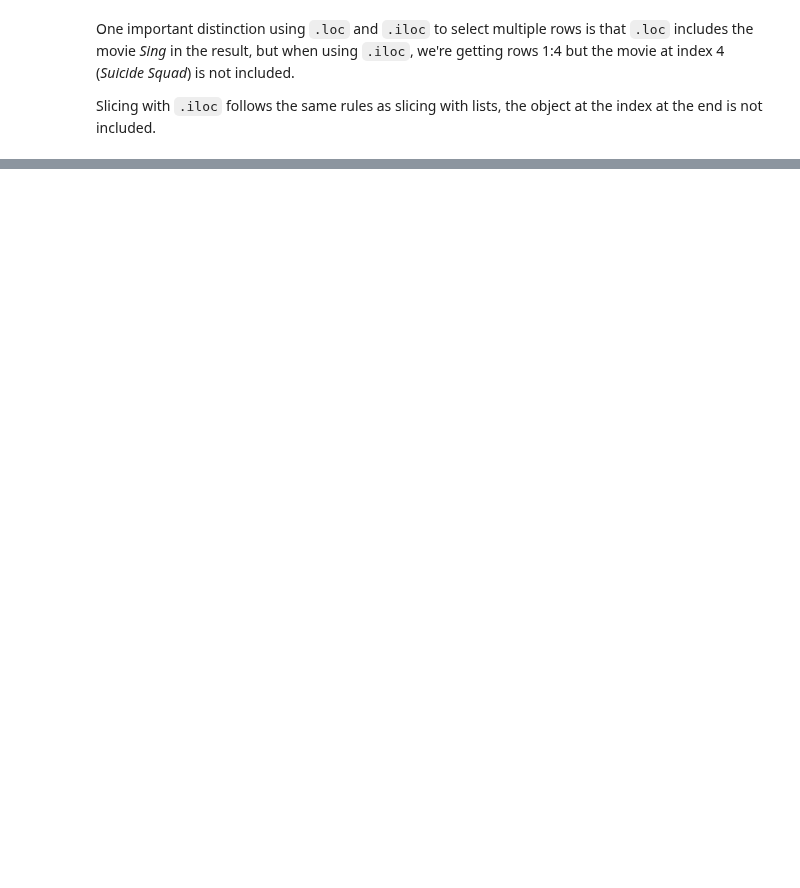
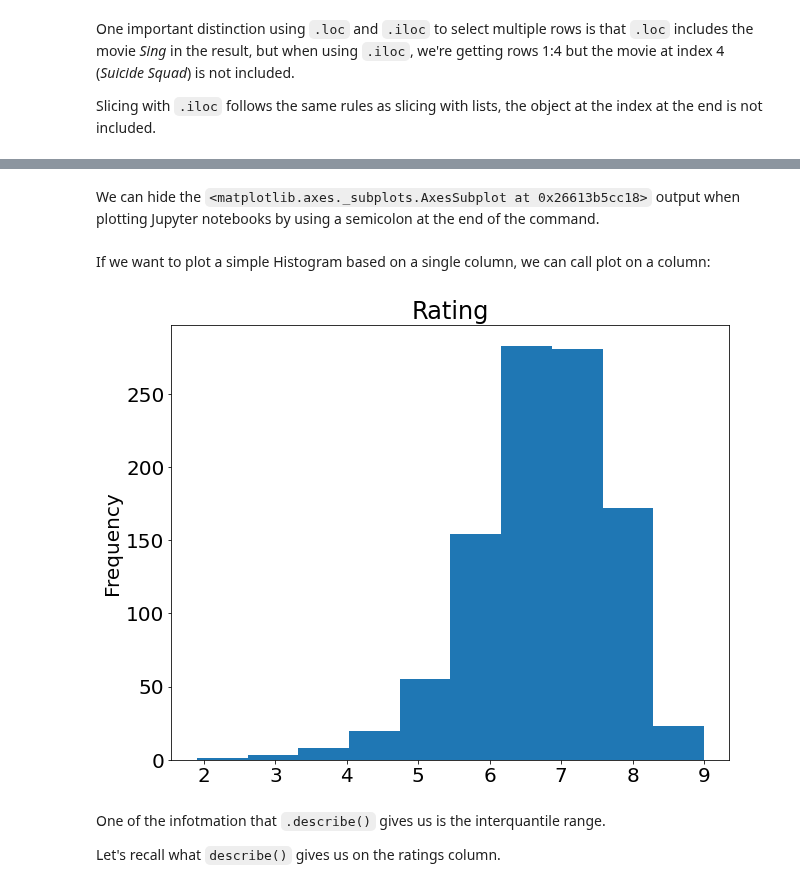
Before and after one commit to akash-coded/python, a Jupyter notebook: src/pandas/pandas.ipynb, the cells around one changed output, grey strips where cells are left out. Cells and saved outputs as stored; diff of their text form; code cells hidden in the pictures; blank space fills up the shorter version.

```diff
--- a/src/pandas/pandas.ipynb
+++ b/src/pandas/pandas.ipynb
@@ -600,0 +768,12 @@ Slicing with `.iloc` follows the same rules as slicing with lists, the object at
+# %% [markdown]
+We can hide the `<matplotlib.axes._subplots.AxesSubplot at 0x26613b5cc18>` output when plotting Jupyter notebooks by using a semicolon at the end of the command.
+# %% [markdown]
+If we want to plot a simple Histogram based on a single column, we can call plot on a column:
+# %%
+movies_df['rating'].plot(kind='hist', title='Rating');
+# %% [output]
+[figure, added]
+# %% [markdown]
+One of the infotmation that `.describe()` gives us is the interquantile range.
+
+Let's recall what `describe()` gives us on the ratings column.
```
Also changed, not shown: parts of 40 cells of this notebook.
